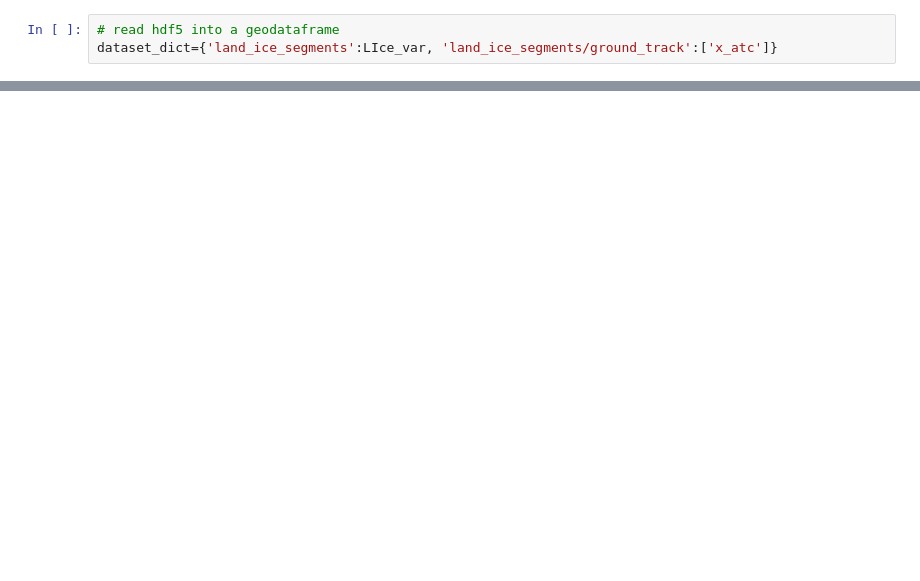
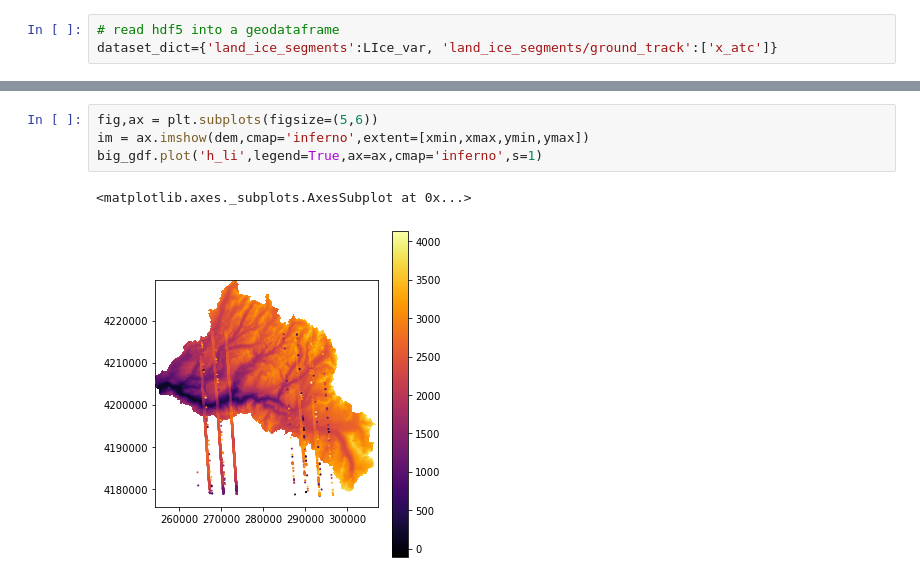
Before and after one commit to ICESAT-2HackWeek/topohack, a Jupyter notebook: notebooks/IntegratedWkflw.ipynb, the cells around one changed output, grey strips where cells are left out. Saved outputs shown, nothing was run; the diff lists cells and outputs as text; blank space fills up the shorter version.

```diff
--- a/notebooks/IntegratedWkflw.ipynb
+++ b/notebooks/IntegratedWkflw.ipynb
@@ -197,0 +222,7 @@ pwd
+# %%
+fig,ax = plt.subplots(figsize=(5,6))
+im = ax.imshow(dem,cmap='inferno',extent=[xmin,xmax,ymin,ymax])
+big_gdf.plot('h_li',legend=True,ax=ax,cmap='inferno',s=1)
+# %% [output]
+<matplotlib.axes._subplots.AxesSubplot at 0x...>
+[figure, added]
```
Also changed, not shown: parts of 26 cells of this notebook.
